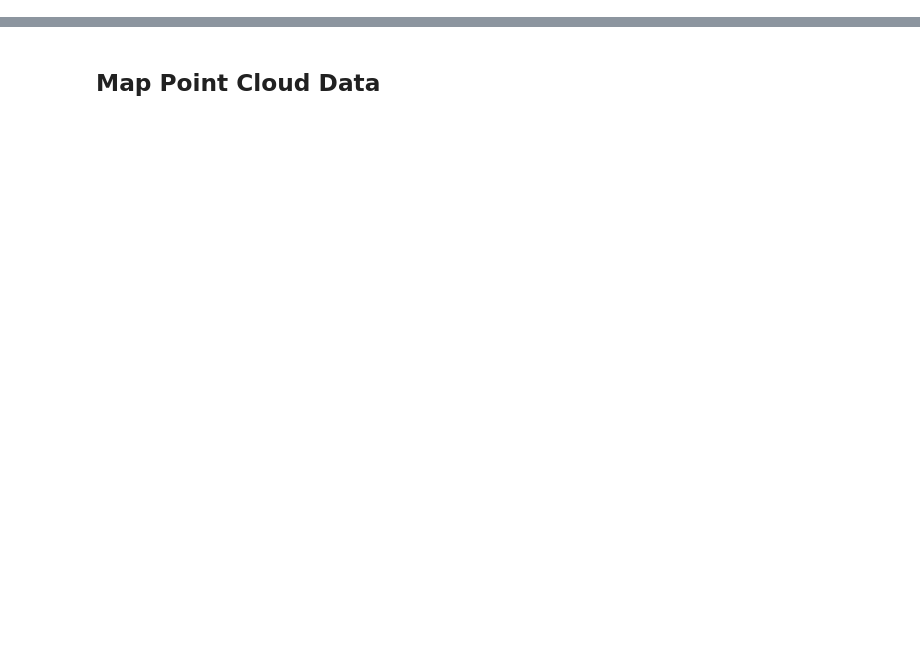
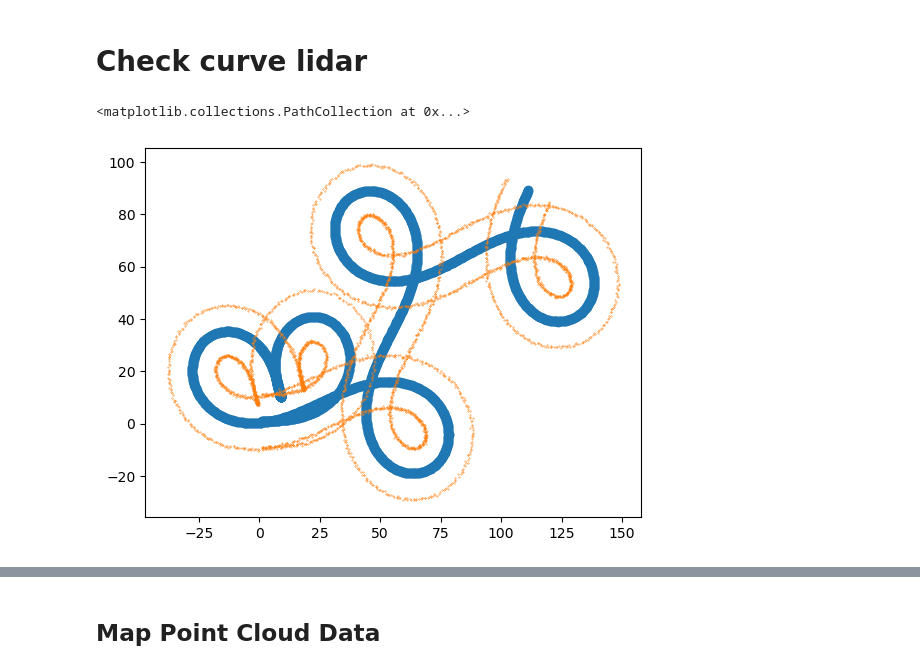
Before and after one commit to MoritzPoritz/Partikelfilter-Vehicle-Lokalization, a Jupyter notebook: particle_filter_lokalization/Notebooks/Examine_Data.ipynb, the cells around one changed output, grey strips where cells are left out. Drawn from its saved outputs; the diff is of its cells as text; code cells hidden in the pictures; blank space fills up the shorter version.

Commit message:
finished data delivery for lidar model

```diff
--- a/particle_filter_lokalization/Notebooks/Examine_Data.ipynb
+++ b/particle_filter_lokalization/Notebooks/Examine_Data.ipynb
@@ -4,3 +4,14 @@ import numpy as np
 import pandas as pd
 import matplotlib.pyplot as plt
 %matplotlib inline
+# %% [markdown]
+# Check curve lidar
+# %%
+cd = pd.read_csv("../data/s_curve_variable_velocity__lidar__data.csv")
+pc = pd.read_csv('../data/s_curve_variable_velocity__pc.csv')
+# %%
+plt.scatter(cd['positions_x_ground_truth'], cd['positions_y_ground_truth'])
+plt.scatter(pc['pc_x'], pc['pc_y'], s=0.1)
+# %% [output]
+<matplotlib.collections.PathCollection at 0x...>
+[figure, added]
```
Also changed, not shown: parts of 4 cells of this notebook, 23 other files.
